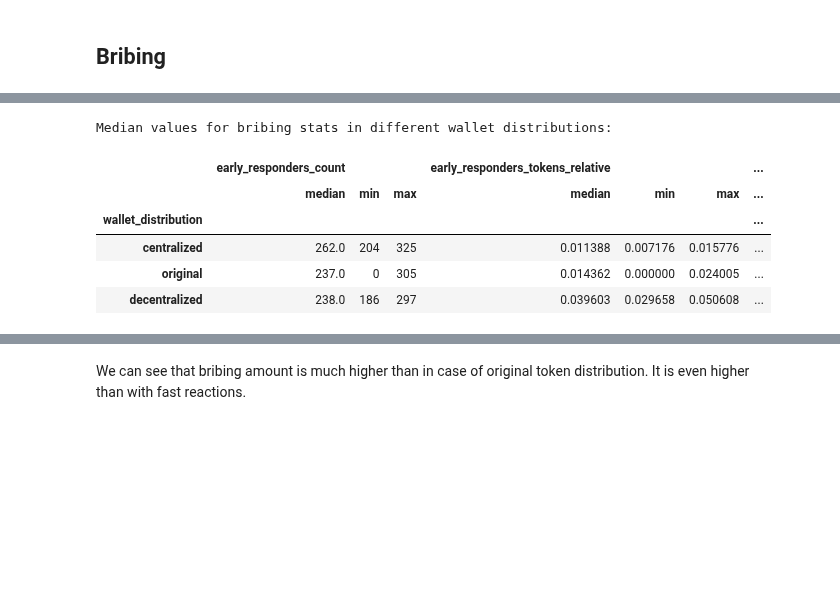
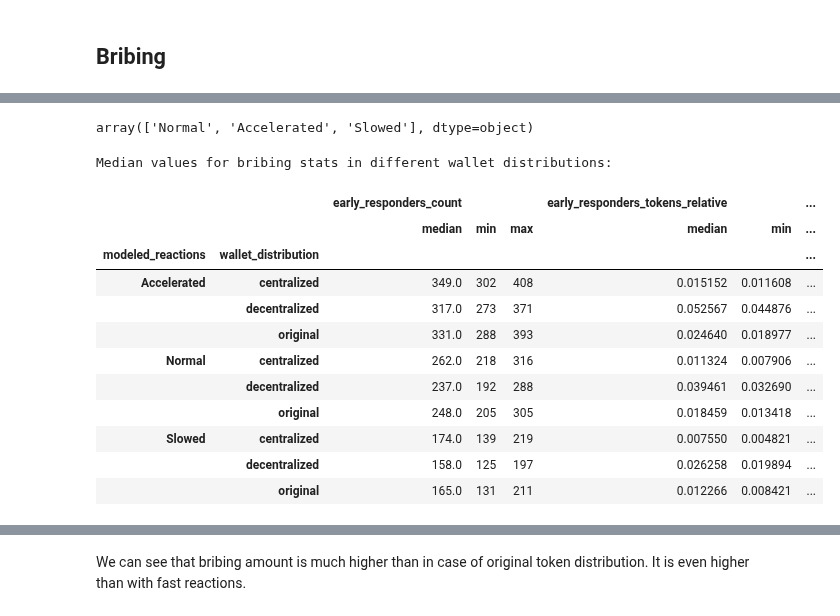
Before and after one commit to collectif-dao/dg-research, a Jupyter notebook: experiments/notebooks/clean_notebook_future_proof.ipynb, the cells around one changed output, grey strips where cells are left out. Saved outputs shown, nothing was run; the diff lists cells and outputs as text; code cells hidden in the pictures; blank space fills up the shorter version.

Commit message:
Recalculated the table for bribing in all the variants (modeled_reactions, wallet_distributions)

```diff
--- a/experiments/notebooks/clean_notebook_future_proof.ipynb
+++ b/experiments/notebooks/clean_notebook_future_proof.ipynb
@@ -550,41 +550,51 @@ True
+# %%
+start_data_df_full.modeled_reactions.unique()
+# %% [output]
+array(['Normal', 'Accelerated', 'Slowed'], dtype=object)
 # %%
-proposal_df_full_original, start_data_df_full_original, timestep_data_df_full_original = read_directory(Path("../../results/simulations/bribed_withdrawal_queue_replacement_normal"), pass_directory_name=False)
-start_data_df_full_original['wallet_distribution'] = 'original'
+# proposal_df_full_original, start_data_df_full_original, timestep_data_df_full_original = read_directory(Path("../../results/simulations/bribed_withdrawal_queue_replacement_normal"), pass_directory_name=False)
+# start_data_df_full_original['wallet_distribution'] = 'original'
 
-max_run_id = start_data_df_full['run_id'].max()
+# max_run_id = start_data_df_full['run_id'].max()
 
-proposal_df_full_original['run_id'] = proposal_df_full_original['run_id'] + max_run_id
-start_data_df_full_original['run_id'] = start_data_df_full_original['run_id'] + max_run_id
-timestep_data_df_full_original['run_id'] = timestep_data_df_full_original['run_id'] + max_run_id
+# proposal_df_full_original['run_id'] = proposal_df_full_original['run_id'] + max_run_id
+# start_data_df_full_original['run_id'] = start_data_df_full_original['run_id'] + max_run_id
+# timestep_data_df_full_original['run_id'] = timestep_data_df_full_original['run_id'] + max_run_id
 
-timestep_data_df_full = pd.concat([timestep_data_df_full, timestep_data_df_full_original], ignore_index=True)
-start_data_df_full = pd.concat([start_data_df_full, start_data_df_full_original], ignore_index=True)
-proposal_df_full = pd.concat([proposal_df_full, proposal_df_full_original], ignore_index=True)
+# timestep_data_df_full = pd.concat([timestep_data_df_full, timestep_data_df_full_original], ignore_index=True)
+# start_data_df_full = pd.concat([start_data_df_full, start_data_df_full_original], ignore_index=True)
+# proposal_df_full = pd.concat([proposal_df_full, proposal_df_full_original], ignore_index=True)
 # %%
 start_data_df_full['early_responders_count'] = start_data_df_full.quick_and_normal_early_responders_count
 start_data_df_full['early_responders_tokens'] = start_data_df_full.quick_and_normal_early_responders_stETH_funds + start_data_df_full.quick_and_normal_early_responders_wstETH_funds
 total_funds = timestep_data_df_full.groupby('run_id').actors_total_balance.first()
 start_data_df_full['early_responders_tokens_relative'] = (
     start_data_df_full['early_responders_tokens'] /
     start_data_df_full['run_id'].map(total_funds))
 start_data_df_full['amount_needed_to_bribe'] = start_data_df_full['early_responders_tokens_relative'] - 0.01
 
-agg_results = start_data_df_full.groupby('wallet_distribution').agg(
+agg_results = start_data_df_full.groupby(['modeled_reactions', 'wallet_distribution']).agg(
     {
         'early_responders_count': ('median', 'min', 'max'),
         'early_responders_tokens_relative': ('median', 'min', 'max'),
         'amount_needed_to_bribe': ('median', 'min', 'max'),
         'run_id': ('count')
     }
 )
 agg_results = agg_results.clip(lower=0)
 print('Median values for bribing stats in different wallet distributions:')
-agg_results.reindex(['centralized', 'original', 'decentralized'])
+agg_results
 # %% [output]
 Median values for bribing stats in different wallet distributions:
-|  | early_responders_count |  |  | early_responders_tokens_relative |  |  | ... |
-|  | median | min | max | median | min | max | ... |
-| wallet_distribution |  |  |  |  |  |  | ... |
-| centralized | 262.0 | 204 | 325 | 0.011388 | 0.007176 | 0.015776 | ... |
-| original | 237.0 | 0 | 305 | 0.014362 | 0.000000 | 0.024005 | ... |
-| decentralized | 238.0 | 186 | 297 | 0.039603 | 0.029658 | 0.050608 | ... |
+|  |  | early_responders_count |  |  | early_responders_tokens_relative |  | ... |
+|  |  | median | min | max | median | min | ... |
+| modeled_reactions | wallet_distribution |  |  |  |  |  | ... |
+| Accelerated | centralized | 349.0 | 302 | 408 | 0.015152 | 0.011608 | ... |
+|  | decentralized | 317.0 | 273 | 371 | 0.052567 | 0.044876 | ... |
+|  | original | 331.0 | 288 | 393 | 0.024640 | 0.018977 | ... |
+| Normal | centralized | 262.0 | 218 | 316 | 0.011324 | 0.007906 | ... |
+|  | decentralized | 237.0 | 192 | 288 | 0.039461 | 0.032690 | ... |
+|  | original | 248.0 | 205 | 305 | 0.018459 | 0.013418 | ... |
+| Slowed | centralized | 174.0 | 139 | 219 | 0.007550 | 0.004821 | ... |
+|  | decentralized | 158.0 | 125 | 197 | 0.026258 | 0.019894 | ... |
+|  | original | 165.0 | 131 | 211 | 0.012266 | 0.008421 | ... |
```
Also changed, not shown: parts of 2 cells of this notebook.
